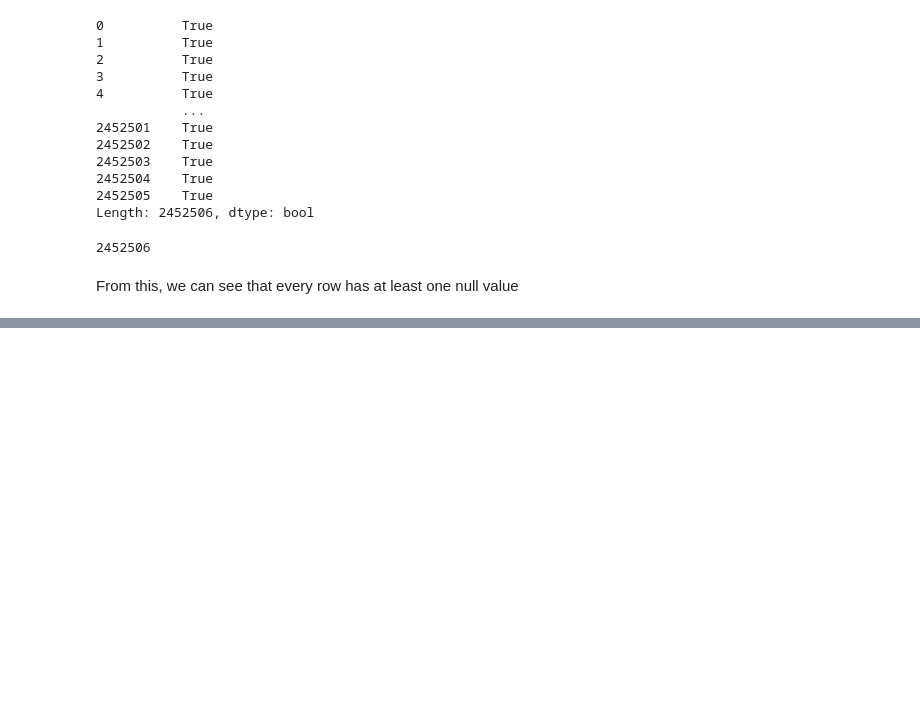
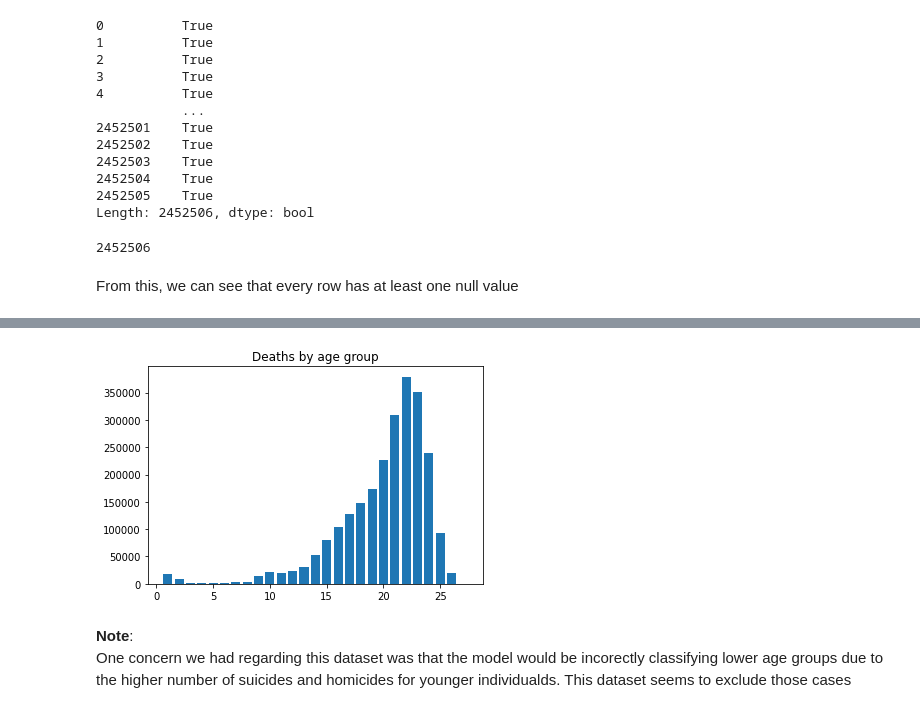
Before and after one commit to jloesch30/bds_final_project, a Jupyter notebook: notebooks/data_exploration.ipynb, the cells around one changed output, grey strips where cells are left out. Saved outputs shown, nothing was run; the diff lists cells and outputs as text; code cells hidden in the pictures; blank space fills up the shorter version.

```diff
--- a/notebooks/Model_building.ipynb
+++ b/notebooks/data_exploration.ipynb
@@ -277,0 +489,17 @@ data_2005_revised['activity_code'] = data_2005_revised['activity_code'].fillna(1
+# %%
+# Below is the distrabution of deaths by the column: age_recode_27
+# see above for the codes regarding the age groups
+
+x = list(data_2005_revised['age_recode_27'].value_counts().index)
+y = data_2005_revised['age_recode_27'].value_counts().values
+
+fig, ax = plt.subplots()
+
+ax.bar(x, y, align='center')
+plt.title('Deaths by age group')
+plt.show()
+# %% [output]
+[figure, added]
+# %% [markdown]
+**Note**:\
+One concern we had regarding this dataset was that the model would be incorectly classifying lower age groups due to the higher number of suicides and homicides for younger individualds. This dataset seems to exclude those cases
```
Also changed, not shown: parts of 30 cells of this notebook, 1 other file.
